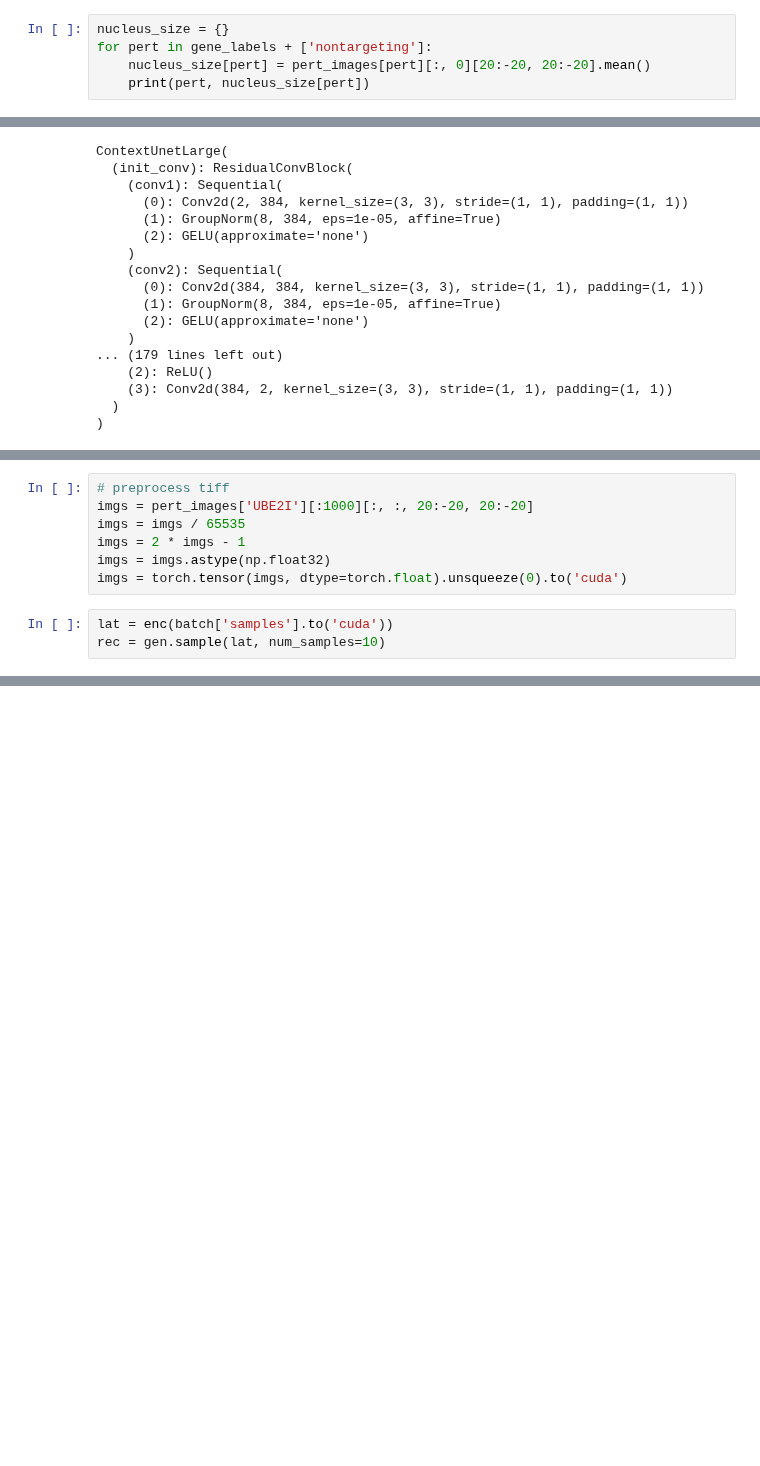
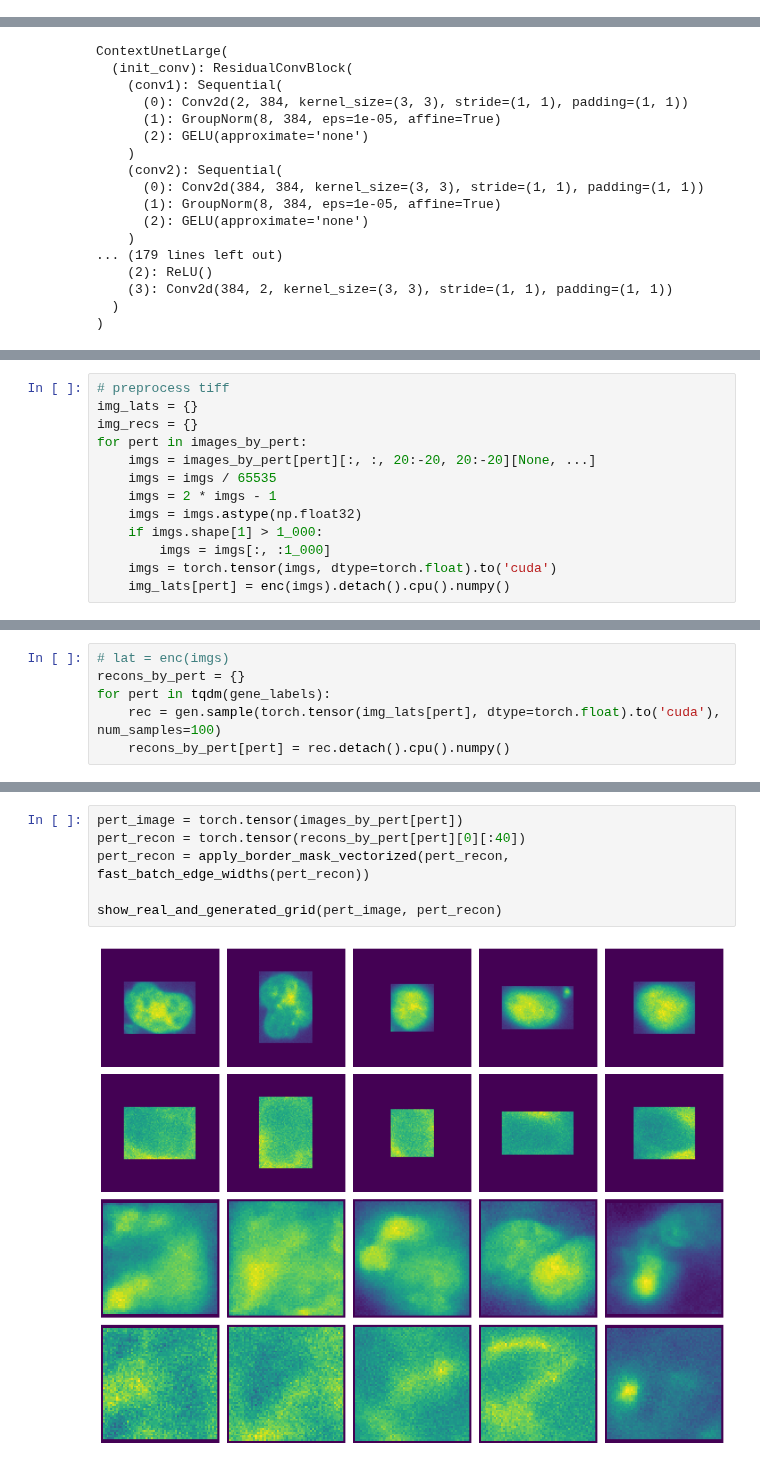
Before and after one commit to njwfish/DistributionEmbeddings, a Jupyter notebook: notebooks/ops_playground.ipynb, the cells around one changed output, grey strips where cells are left out. Cells and saved outputs as stored; diff of their text form; blank space fills up the shorter version.

```diff
--- a/notebooks/ops_playground.ipynb
+++ b/notebooks/ops_playground.ipynb
@@ -191,8 +176,3 @@ gene_labels = [
 pert_images = {}
 for pert in gene_labels + ['nontargeting']:
     pert_images[pert] = get_all_images_for_perturbation(dataset, pert, use_tqdm=True)
-# %%
-nucleus_size = {}
-for pert in gene_labels + ['nontargeting']:
-    nucleus_size[pert] = pert_images[pert][:, 0][20:-20, 20:-20].mean()
-    print(pert, nucleus_size[pert])
@@ -238,10 +233,13 @@ ContextUnetLarge(
 # %%
 # preprocess tiff
-imgs = pert_images['UBE2I'][:1000][:, :, 20:-20, 20:-20]
-imgs = imgs / 65535
-imgs = 2 * imgs - 1
-imgs = imgs.astype(np.float32)
-imgs = torch.tensor(imgs, dtype=torch.float).unsqueeze(0).to('cuda')
+img_lats = {}
+img_recs = {}
+for pert in images_by_pert:
+    imgs = images_by_pert[pert][:, :, 20:-20, 20:-20][None, ...]
+    imgs = imgs / 65535
+    imgs = 2 * imgs - 1
+    imgs = imgs.astype(np.float32)
+    if imgs.shape[1] > 1_000:
+        imgs = imgs[:, :1_000]
+    imgs = torch.tensor(imgs, dtype=torch.float).to('cuda')
+    img_lats[pert] = enc(imgs).detach().cpu().numpy()
-# %%
-lat = enc(batch['samples'].to('cuda'))
-rec = gen.sample(lat, num_samples=10)
@@ -249,0 +246,6 @@ sampling timestep 100
+# %%
+# lat = enc(imgs)
+recons_by_pert = {}
+for pert in tqdm(gene_labels):
+    rec = gen.sample(torch.tensor(img_lats[pert], dtype=torch.float).to('cuda'), num_samples=100)
+    recons_by_pert[pert] = rec.detach().cpu().numpy()
@@ -250,3 +359,11 @@ sampling timestep 100
+# %%
+pert_image = torch.tensor(images_by_pert[pert])
+pert_recon = torch.tensor(recons_by_pert[pert][0][:40])
+pert_recon = apply_border_mask_vectorized(pert_recon, fast_batch_edge_widths(pert_recon))
+
+show_real_and_generated_grid(pert_image, pert_recon)
+# %% [output]
+[figure, added]
 # %%
 # show image
 import matplotlib.pyplot as plt
```
Also changed, not shown: parts of 19 cells of this notebook, 9 other files.
